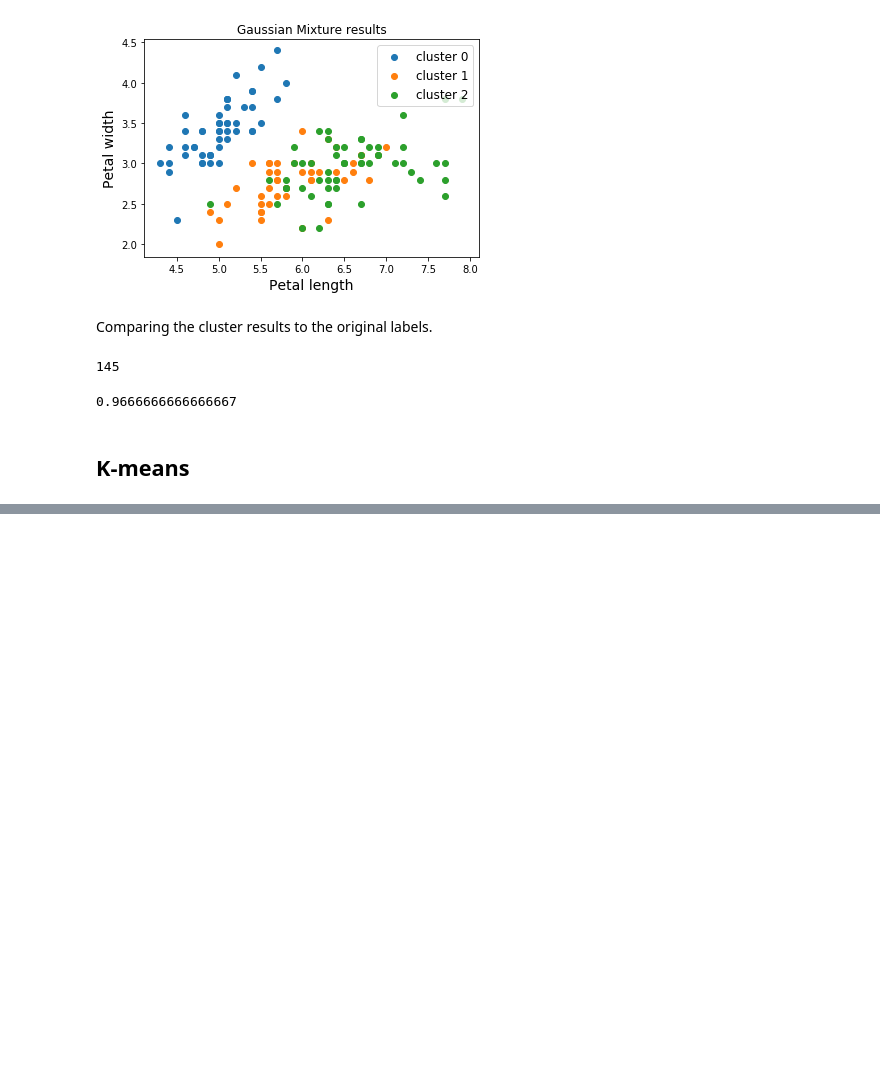
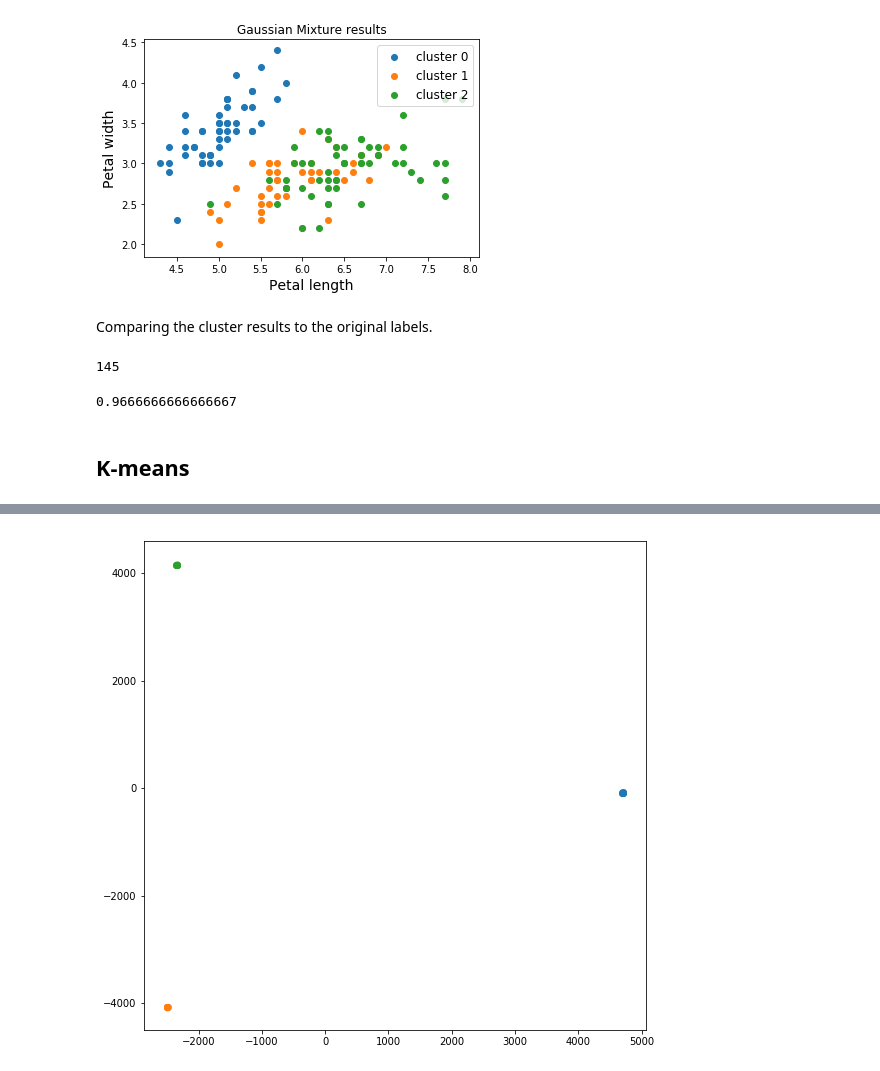
Before and after one commit to BielStela/Curs_UB, a Jupyter notebook: dia_4/Clustering.ipynb, the cells around one changed output, grey strips where cells are left out. Cells and saved outputs as stored; diff of their text form; code cells hidden in the pictures; blank space fills up the shorter version.

```diff
--- a/dia_4/Clustering.ipynb
+++ b/dia_4/Clustering.ipynb
@@ -135,0 +146,11 @@ ax.scatter(trans_x[:, 0], trans_x[:, 1])
+# %%
+km = KMeans(n_clusters=3)
+# %%
+km_labels = km.fit_predict(blob[0])
+# %%
+plt.figure(figsize=(9, 9))
+ax = plt.subplot(111)
+for cl in np.unique(km_labels):
+    ax.scatter(trans_x[blob[1]==cl, 0], trans_x[blob[1]==cl, 1], alpha=0.2)
+# %% [output]
+[figure, added]
```
Also changed, not shown: parts of 9 cells of this notebook, 1 other file.
